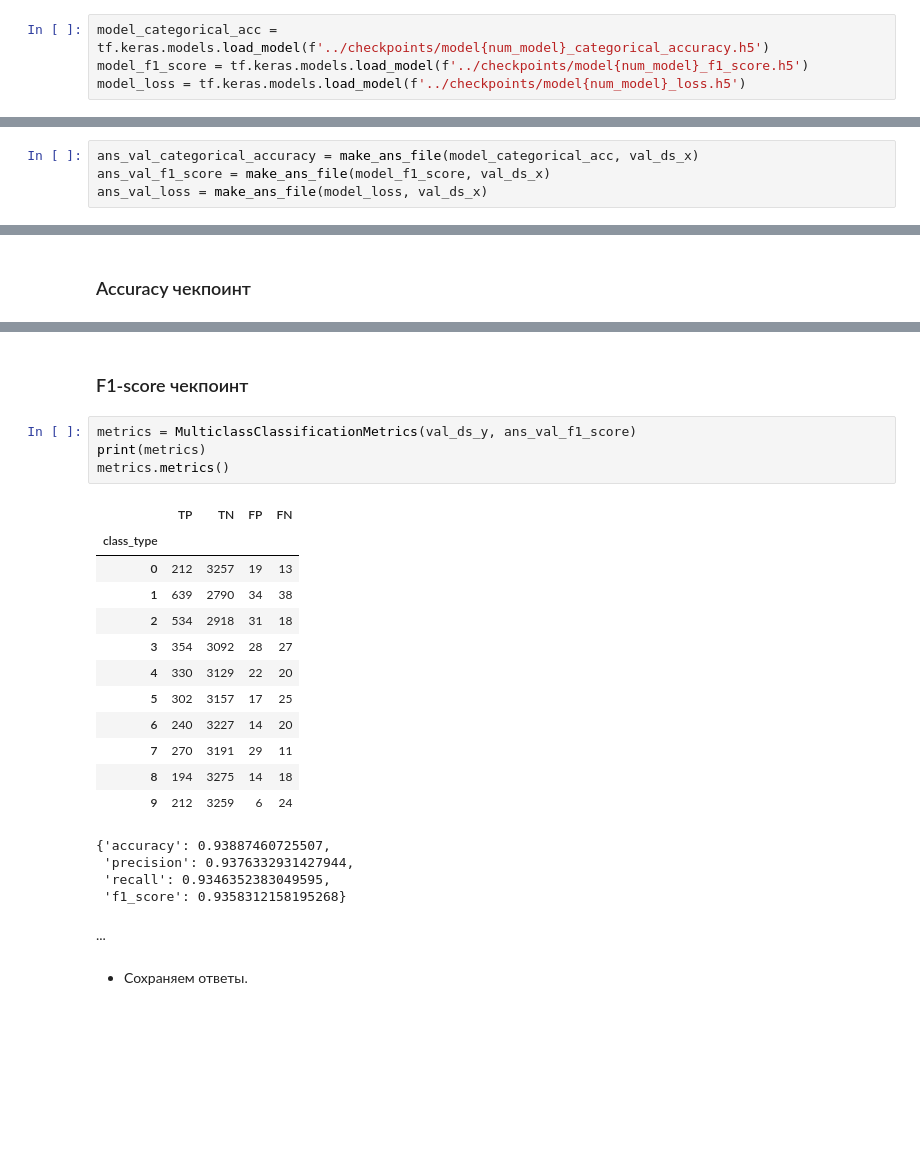
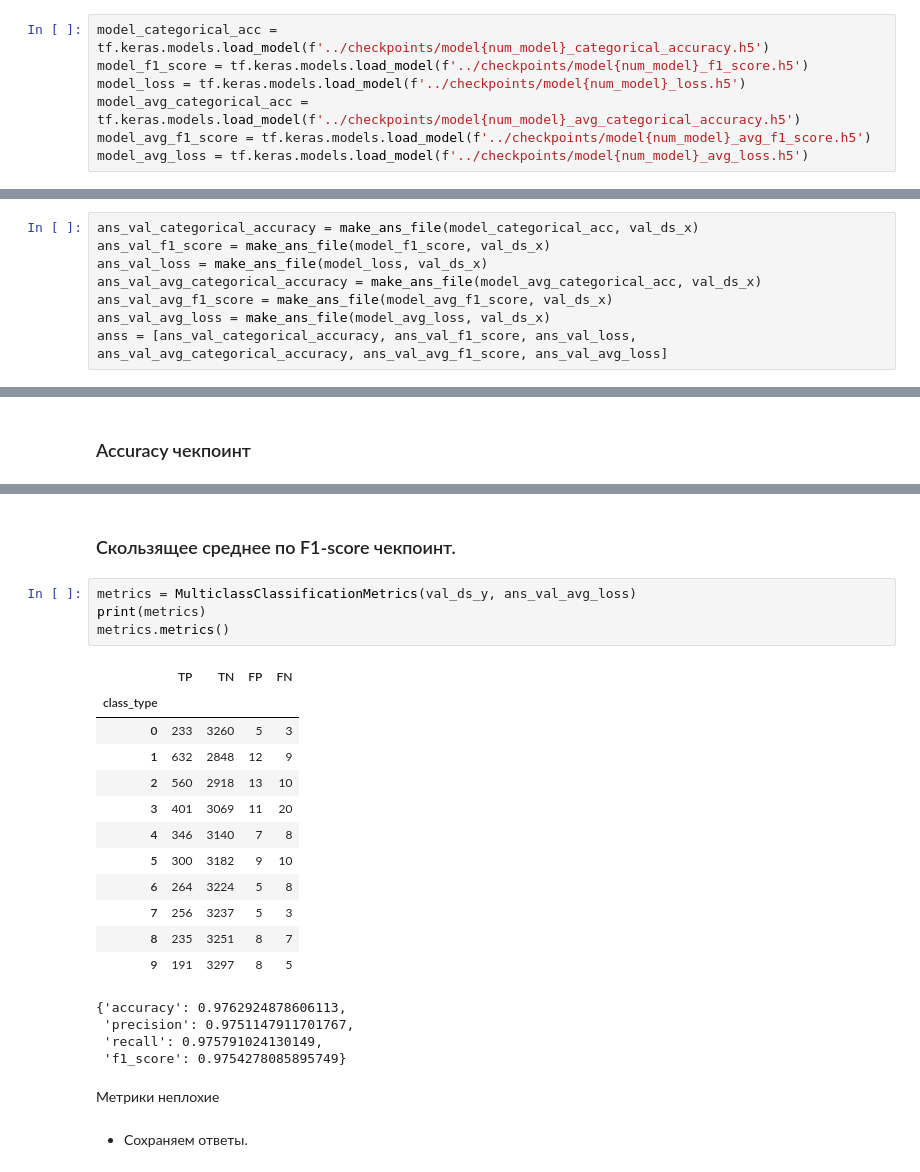
Before and after one commit to GrishaTS/YaMlProject, a Jupyter notebook: models/models/model_g_4.ipynb, the cells around one changed output, grey strips where cells are left out. Drawn from its saved outputs; the diff is of its cells as text; blank space fills up the shorter version.

Commit message:
model7

```diff
--- a/models/models/model_g_4.ipynb
+++ b/models/models/model_g_4.ipynb
@@ -210,4 +210,7 @@ Epoch 49/50
 model_categorical_acc = tf.keras.models.load_model(f'../checkpoints/model{num_model}_categorical_accuracy.h5')
 model_f1_score = tf.keras.models.load_model(f'../checkpoints/model{num_model}_f1_score.h5')
 model_loss = tf.keras.models.load_model(f'../checkpoints/model{num_model}_loss.h5')
+model_avg_categorical_acc = tf.keras.models.load_model(f'../checkpoints/model{num_model}_avg_categorical_accuracy.h5')
+model_avg_f1_score = tf.keras.models.load_model(f'../checkpoints/model{num_model}_avg_f1_score.h5')
+model_avg_loss = tf.keras.models.load_model(f'../checkpoints/model{num_model}_avg_loss.h5')
 # %% [markdown]
@@ -216,6 +219,10 @@ model_loss = tf.keras.models.load_model(f'../checkpoints/model{num_model}_loss.h
 ans_val_categorical_accuracy = make_ans_file(model_categorical_acc, val_ds_x)
 ans_val_f1_score = make_ans_file(model_f1_score, val_ds_x)
 ans_val_loss = make_ans_file(model_loss, val_ds_x)
+ans_val_avg_categorical_accuracy = make_ans_file(model_avg_categorical_acc, val_ds_x)
+ans_val_avg_f1_score = make_ans_file(model_avg_f1_score, val_ds_x)
+ans_val_avg_loss = make_ans_file(model_avg_loss, val_ds_x)
+anss = [ans_val_categorical_accuracy, ans_val_f1_score, ans_val_loss, ans_val_avg_categorical_accuracy, ans_val_avg_f1_score, ans_val_avg_loss]
 # %% [markdown]
 Формируем валидационные ответы.
 # %%
@@ -369,28 +396,28 @@ metrics.metrics()
 # %% [markdown]
-### F1-score чекпоинт
+### Скользящее среднее по F1-score чекпоинт.
 # %%
-metrics = MulticlassClassificationMetrics(val_ds_y, ans_val_f1_score)
+metrics = MulticlassClassificationMetrics(val_ds_y, ans_val_avg_loss)
 print(metrics)
 metrics.metrics()
 # %% [output]
 |  | TP | TN | FP | FN |
 | class_type |  |  |  |  |
-| 0 | 212 | 3257 | 19 | 13 |
-| 1 | 639 | 2790 | 34 | 38 |
-| 2 | 534 | 2918 | 31 | 18 |
-| 3 | 354 | 3092 | 28 | 27 |
-| 4 | 330 | 3129 | 22 | 20 |
-| 5 | 302 | 3157 | 17 | 25 |
-| 6 | 240 | 3227 | 14 | 20 |
-| 7 | 270 | 3191 | 29 | 11 |
-| 8 | 194 | 3275 | 14 | 18 |
-| 9 | 212 | 3259 | 6 | 24 |
+| 0 | 233 | 3260 | 5 | 3 |
+| 1 | 632 | 2848 | 12 | 9 |
+| 2 | 560 | 2918 | 13 | 10 |
+| 3 | 401 | 3069 | 11 | 20 |
+| 4 | 346 | 3140 | 7 | 8 |
+| 5 | 300 | 3182 | 9 | 10 |
+| 6 | 264 | 3224 | 5 | 8 |
+| 7 | 256 | 3237 | 5 | 3 |
+| 8 | 235 | 3251 | 8 | 7 |
+| 9 | 191 | 3297 | 8 | 5 |
-{'accuracy': 0.93887460725507,
- 'precision': 0.9376332931427944,
- 'recall': 0.9346352383049595,
- 'f1_score': 0.9358312158195268}
+{'accuracy': 0.9762924878606113,
+ 'precision': 0.9751147911701767,
+ 'recall': 0.975791024130149,
+ 'f1_score': 0.9754278085895749}
-# %% [markdown]
-...
+# %% [markdown]
+Метрики неплохие
 # %% [markdown]
 - Сохраняем ответы.
 # %%
```
Also changed, not shown: parts of 17 cells of this notebook, 17 other files.
